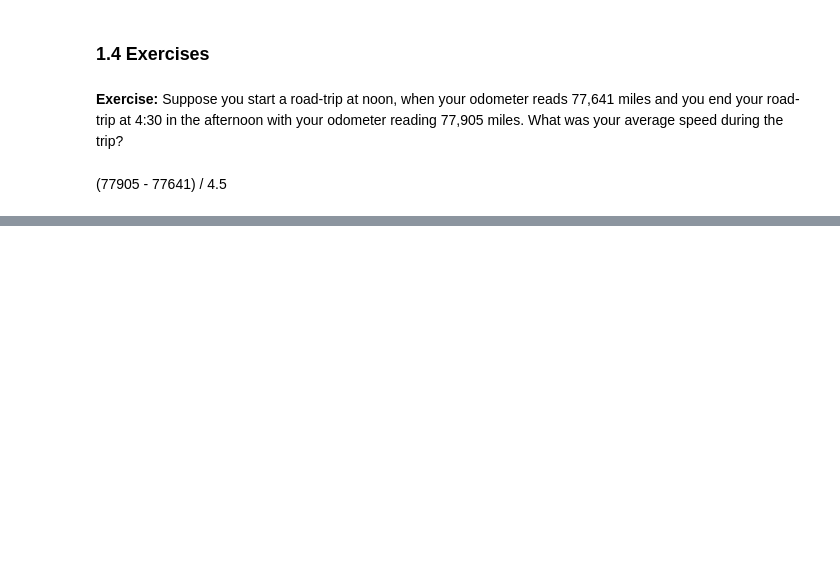
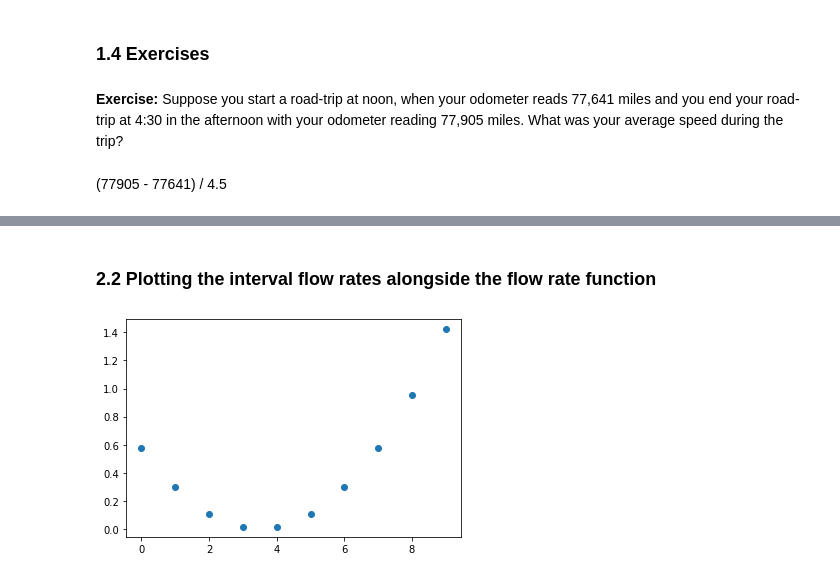
Before and after one commit to DoranLyong/Math-Programming-for-Coders, a Jupyter notebook: Math-for-Programmers/Part2_Calculus_and_Physical-simulation/01_Understanding rates of change/Rates-Of-Change.ipynb, the cells around one changed output, grey strips where cells are left out. Drawn from its saved outputs; the diff is of its cells as text; code cells hidden in the pictures; blank space fills up the shorter version.

```diff
--- a/Math-for-Programmers/Part2_Calculus_and_Physical-simulation/01_Understanding rates of change/Rates-Of-Change.ipynb
+++ b/Math-for-Programmers/Part2_Calculus_and_Physical-simulation/01_Understanding rates of change/Rates-Of-Change.ipynb
@@ -146,0 +192,4 @@ average_flow_rate(decreasing_volume,0,4)   # 0-hr -> 4-hr 로 시간의 변화
+# %%
+def interval_flow_rates(v, t1, t2, dt):
+    t_Afr = [ (t, average_flow_rate(v, t, t+dt) ) for t in np.arange(t1, t2, dt)]
+    return t_Afr
@@ -146,0 +210,15 @@ average_flow_rate(decreasing_volume,0,4)   # 0-hr -> 4-hr 로 시간의 변화
+# %% [markdown]
+### 2.2 Plotting the interval flow rates alongside the flow rate function
+# %%
+def plot_interval_flow_rates(volume,t1,t2,dt):
+    series = interval_flow_rates(volume,t1,t2,dt)
+
+    times = [t for (t,_) in series]
+    rates = [q for (_,q) in series] # interval flow rates
+
+    plt.scatter(times, rates)
+# %%
+plot_interval_flow_rates(volume, 0, 10, 1)  # dt=1 일때, 1시간 간극으로 변하는 기울기의 평균 변화율 그래프
+                                            # A plot of the average flow rate in each hour
+# %% [output]
+[figure, added]
```
Also changed, not shown: parts of 55 cells of this notebook.
